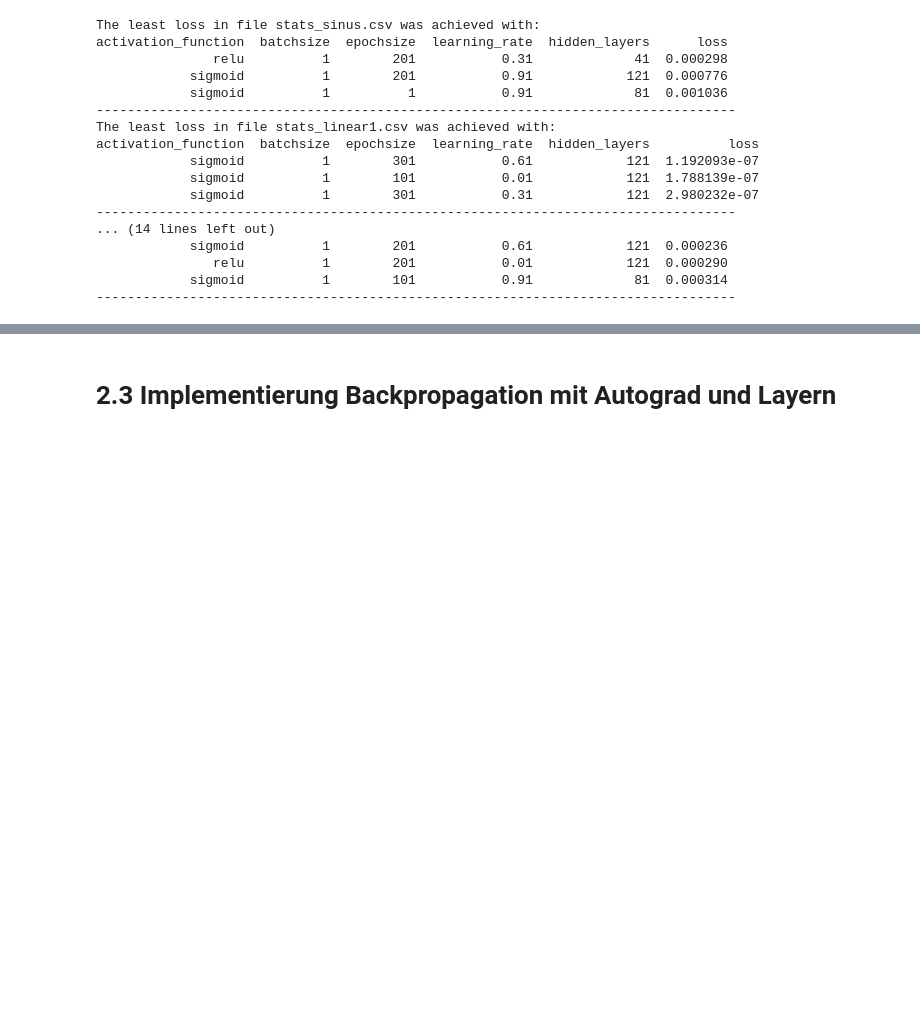
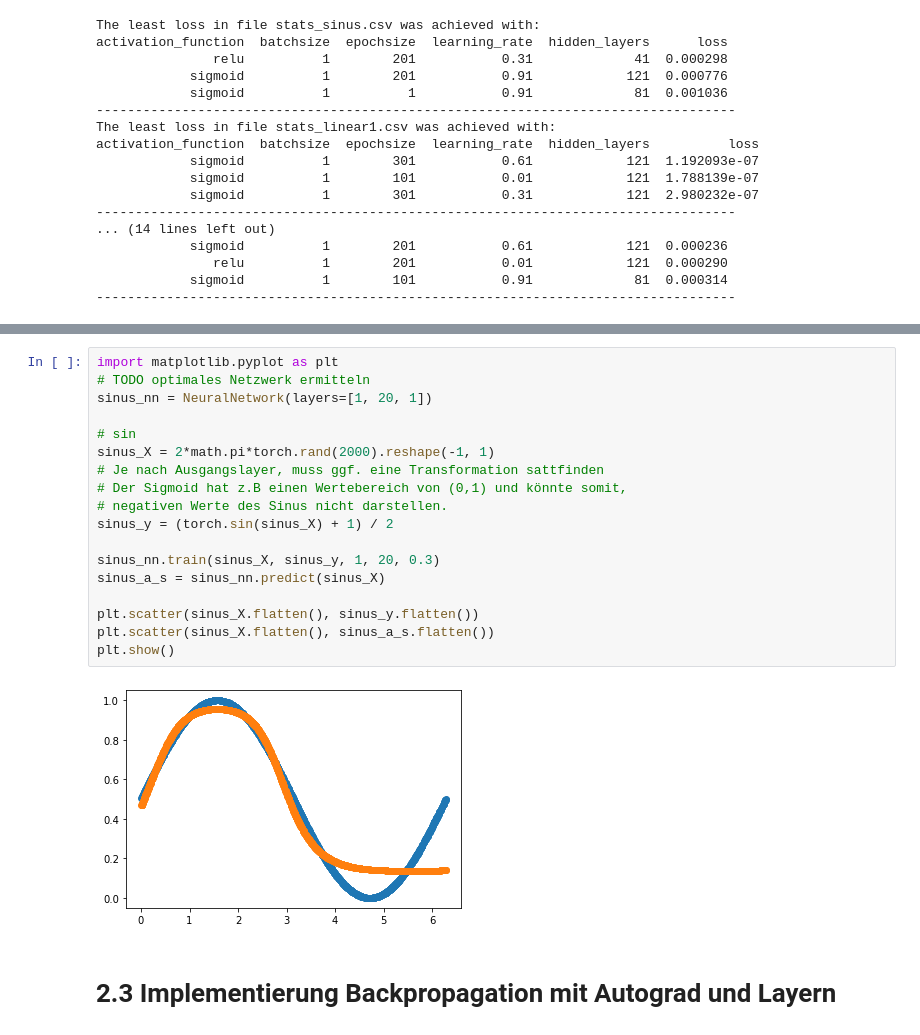
Before and after one commit to CloudyDatFun/neuralnetworks, a Jupyter notebook: Aufgabe Mehrschichtiges Feedforward Netzwerk.ipynb, the cells around one changed output, grey strips where cells are left out. Drawn from its saved outputs; the diff is of its cells as text; blank space fills up the shorter version.

```diff
--- a/Aufgabe Mehrschichtiges Feedforward Netzwerk.ipynb
+++ b/Aufgabe Mehrschichtiges Feedforward Netzwerk.ipynb
@@ -383,3 +472,23 @@ activation_function  batchsize  epochsize  learning_rate  hidden_layers
+# %%
+import matplotlib.pyplot as plt
+# TODO optimales Netzwerk ermitteln
+sinus_nn = NeuralNetwork(layers=[1, 20, 1])
+
+# sin
+sinus_X = 2*math.pi*torch.rand(2000).reshape(-1, 1)
+# Je nach Ausgangslayer, muss ggf. eine Transformation sattfinden
+# Der Sigmoid hat z.B einen Wertebereich von (0,1) und könnte somit,
+# negativen Werte des Sinus nicht darstellen.
+sinus_y = (torch.sin(sinus_X) + 1) / 2
+
+sinus_nn.train(sinus_X, sinus_y, 1, 20, 0.3)
+sinus_a_s = sinus_nn.predict(sinus_X)
+
+plt.scatter(sinus_X.flatten(), sinus_y.flatten())
+plt.scatter(sinus_X.flatten(), sinus_a_s.flatten())
+plt.show()
+# %% [output]
+[figure, added]
 # %% [markdown]
 # 2.3 Implementierung Backpropagation mit Autograd und Layern
 # %%
```
Also changed, not shown: parts of 5 cells of this notebook, 1 other file.
